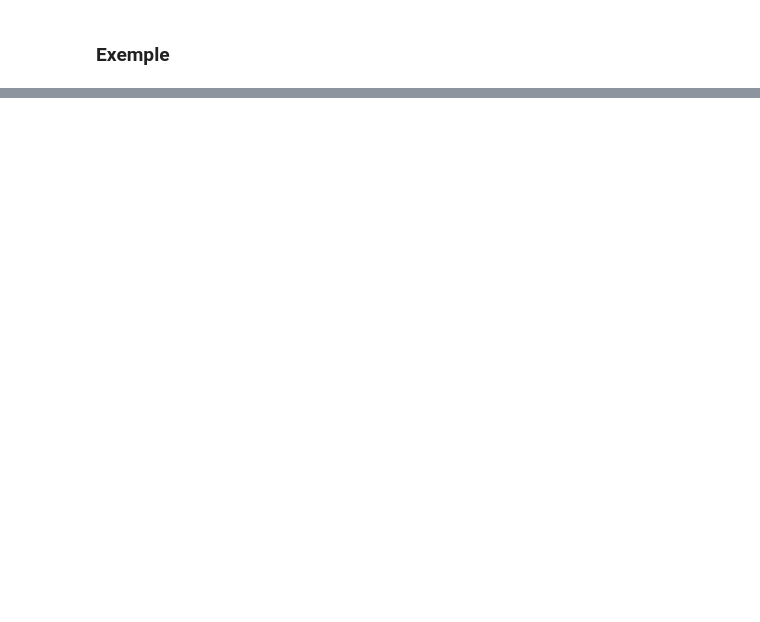
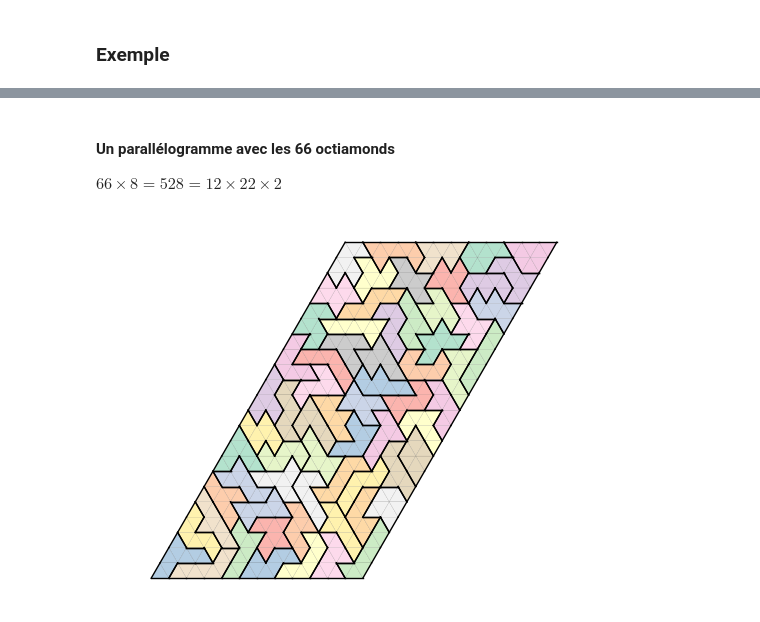
Before and after one commit to YvesLemaire/Jupyter-Puzzles, a Jupyter notebook: sage/couvertureExacte/puzzles-2D/puzzles-triangles/puzzles-triangles.ipynb, the cells around one changed output, grey strips where cells are left out. Saved outputs shown, nothing was run; the diff lists cells and outputs as text; code cells hidden in the pictures; blank space fills up the shorter version.

```diff
--- a/sage/couvertureExacte/puzzles-2D/puzzles-triangles/puzzles-triangles.ipynb
+++ b/sage/couvertureExacte/puzzles-2D/puzzles-triangles/puzzles-triangles.ipynb
@@ -287,0 +327,15 @@ puzzle.plotSolution(sol)
+# %% [markdown]
+#### Un parallélogramme avec les 66 octiamonds
+
+$66\times 8=528=12\times 22\times 2$
+# %%
+octiamonds = []
+for h in polyiamonds[8]:
+    octiamonds += h.isometriques()
+
+puzzle = PUZZLE(octiamonds, 1, 12, 1, 22)
+s = puzzle.solve()
+sol = next(s)
+puzzle.plotSolution(sol)
+# %% [output]
+[figure, added]
```
Also changed, not shown: parts of 5 cells of this notebook, 1 other file.
